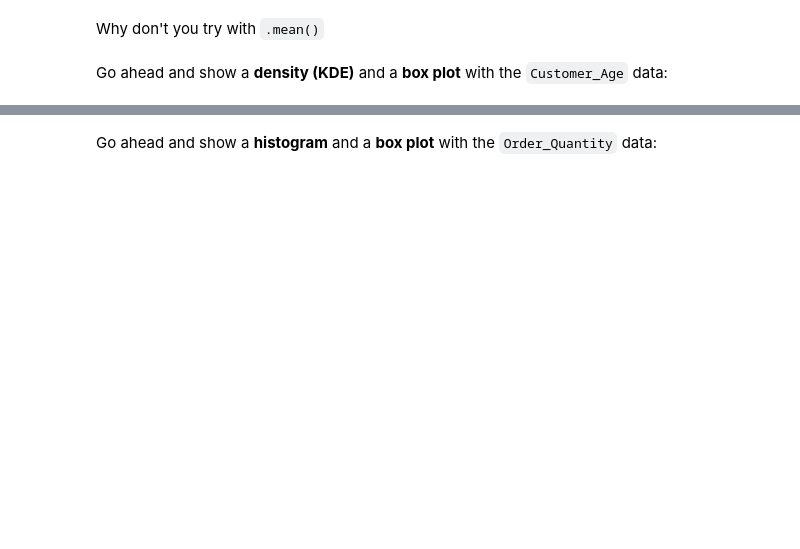
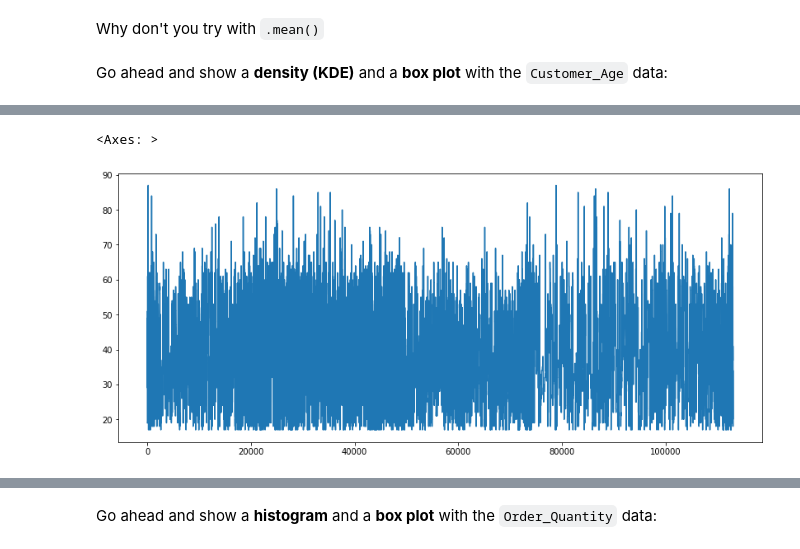
Before and after one commit to WillNRL/FreeCodeCamp-Pandas-Real-Life-Example, a Jupyter notebook: Exercises_1.ipynb, the cells around one changed output, grey strips where cells are left out. Saved outputs shown, nothing was run; the diff lists cells and outputs as text; code cells hidden in the pictures; blank space fills up the shorter version.

```diff
--- a/Exercises_1.ipynb
+++ b/Exercises_1.ipynb
@@ -51,2 +57,7 @@ sales['Customer_Age'].plot(kind='kde', figsize=(14,6))
+# %%
+sales['Customer_Age'].plot(kind='line', figsize=(14,6))
+# %% [output]
+<Axes: >
+[figure, added]
 # %%
 sales['Customer_Age'].plot(kind='box', vert=False, figsize=(14,6))
```
Also changed, not shown: parts of 11 cells of this notebook.
